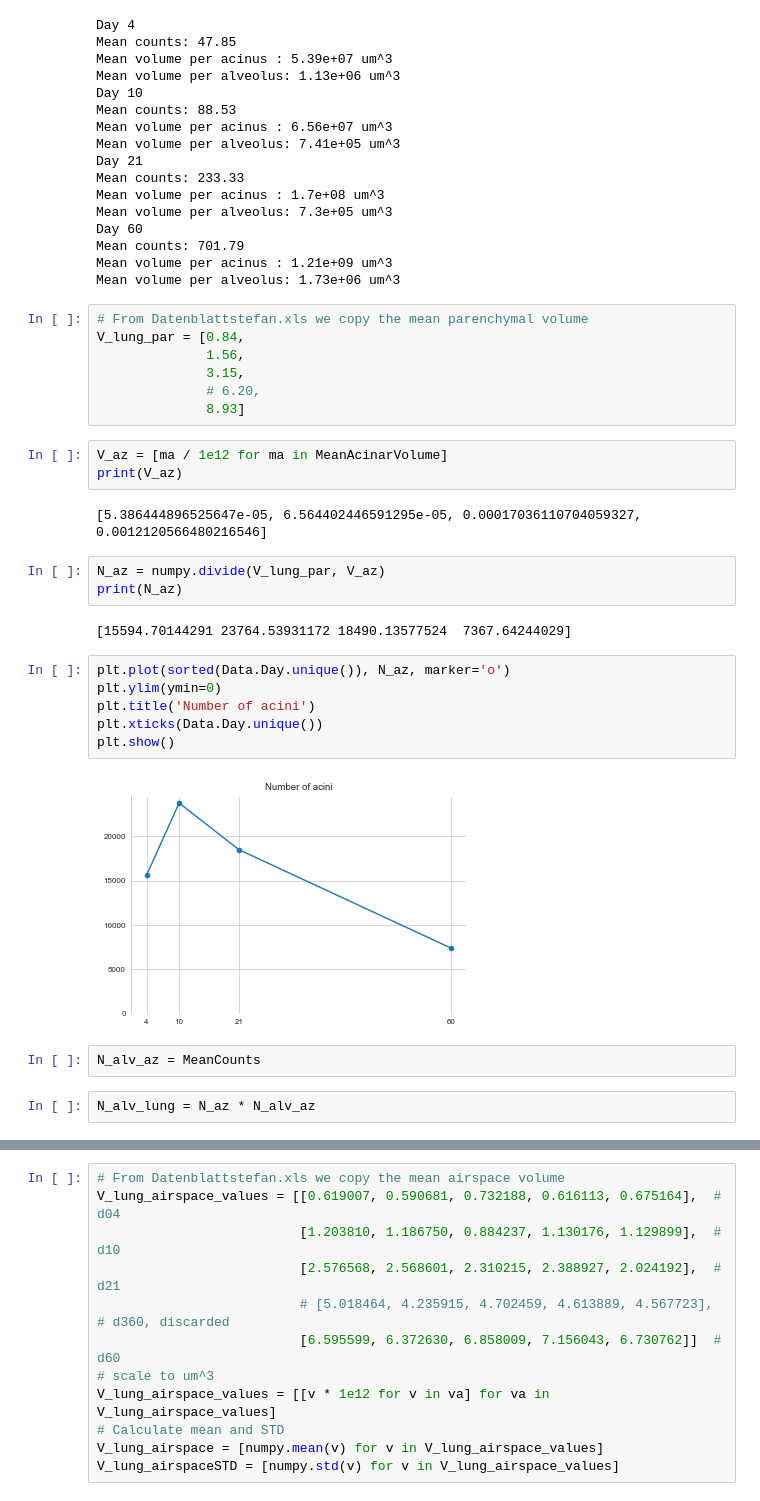
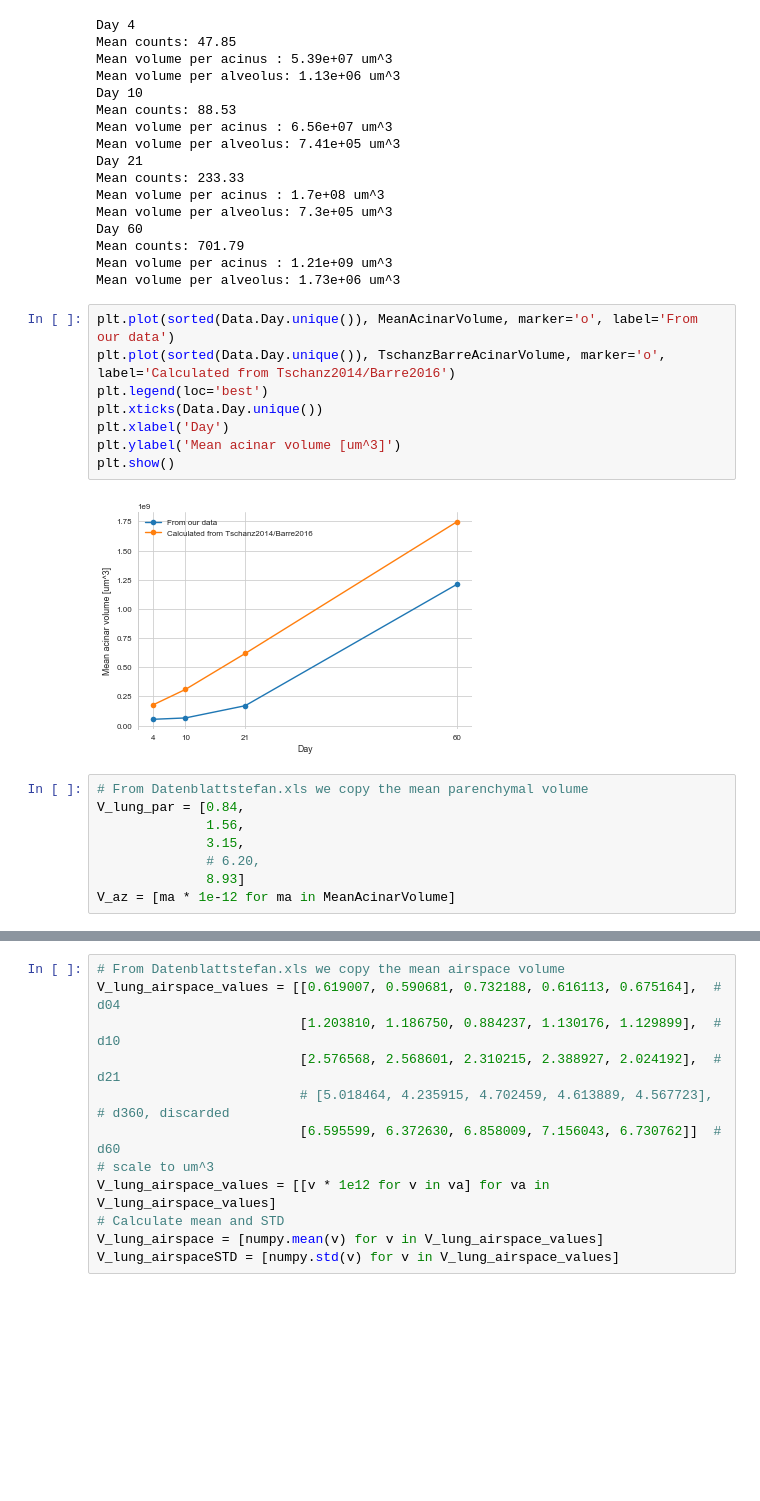
Before and after one commit to habi/acinar-analysis, a Jupyter notebook: Analysis.ipynb, the cells around one changed output, grey strips where cells are left out. Saved outputs shown, nothing was run; the diff lists cells and outputs as text; blank space fills up the shorter version.

```diff
--- a/Analysis.ipynb
+++ b/Analysis.ipynb
@@ -1348,6 +1367,16 @@ Day 60
 Mean counts: 701.79
 Mean volume per acinus : 1.21e+09 um^3
 Mean volume per alveolus: 1.73e+06 um^3
+# %%
+plt.plot(sorted(Data.Day.unique()), MeanAcinarVolume, marker='o', label='From our data')
+plt.plot(sorted(Data.Day.unique()), TschanzBarreAcinarVolume, marker='o', label='Calculated from Tschanz2014/Barre2016')
+plt.legend(loc='best')
+plt.xticks(Data.Day.unique())
+plt.xlabel('Day')
+plt.ylabel('Mean acinar volume [um^3]')
+plt.show()
+# %% [output]
+[figure, added]
 # %%
 # From Datenblattstefan.xls we copy the mean parenchymal volume
 V_lung_par = [0.84,
@@ -1355,25 +1384,4 @@ V_lung_par = [0.84,
               3.15,
               # 6.20,
               8.93]
+V_az = [ma * 1e-12 for ma in MeanAcinarVolume]
-# %%
-V_az = [ma / 1e12 for ma in MeanAcinarVolume]
-print(V_az)
-# %% [output]
-[5.386444896525647e-05, 6.564402446591295e-05, 0.00017036110704059327, 0.0012120566480216546]
-# %%
-N_az = numpy.divide(V_lung_par, V_az)
-print(N_az)
-# %% [output]
-[15594.70144291 23764.53931172 18490.13577524  7367.64244029]
-# %%
-plt.plot(sorted(Data.Day.unique()), N_az, marker='o')
-plt.ylim(ymin=0)
-plt.title('Number of acini')
-plt.xticks(Data.Day.unique())
-plt.show()
-# %% [output]
-[figure, removed]
-# %%
-N_alv_az = MeanCounts
-# %%
-N_alv_lung = N_az * N_alv_az
```
Also changed, not shown: parts of 33 cells of this notebook.
